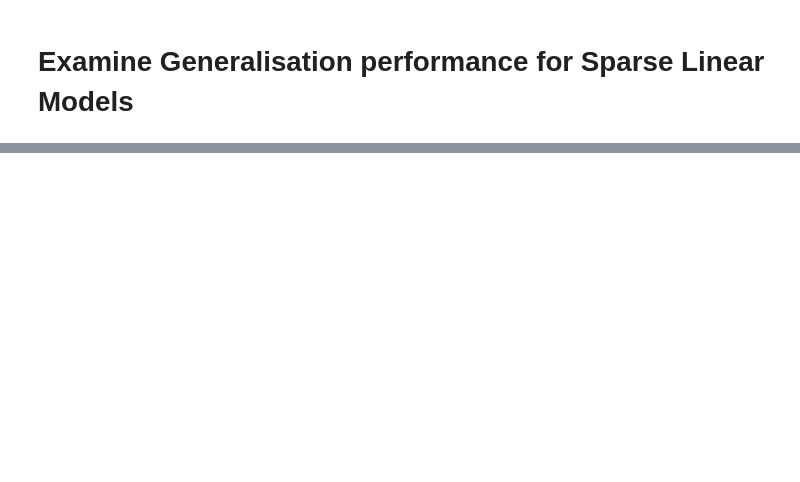
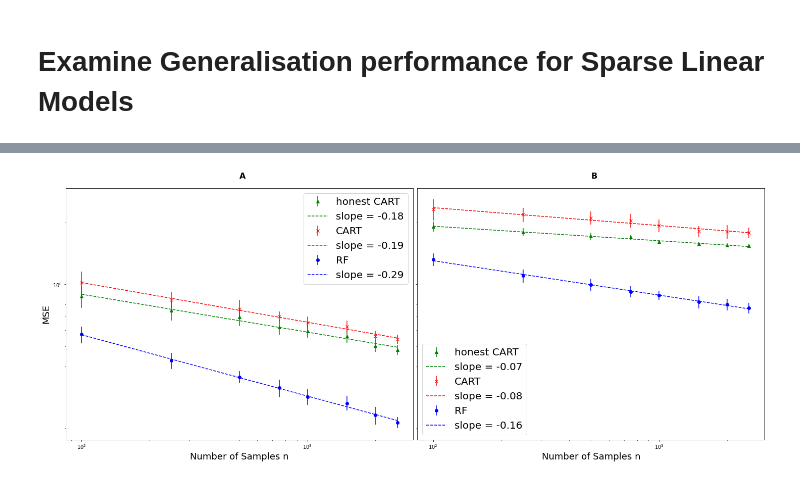
Before and after one commit to aagarwal1996/additive_trees, a Jupyter notebook: Simulations/sum_of_squares.ipynb, the cells around one changed output, grey strips where cells are left out. Cells and saved outputs as stored; diff of their text form; code cells hidden in the pictures; blank space fills up the shorter version.

```diff
--- a/Simulations/sum_of_squares.ipynb
+++ b/Simulations/sum_of_squares.ipynb
@@ -20,4 +21,7 @@ This notebook is used to run the simulation experiments for fitting sparse sum o
 # %% [markdown]
 # Examine Generalisation performance for Sparse Linear Models
+# %%
+def log_list(t):
+    return [log(x,math.e) for x in t]
 # %%
 ## Look at dependence of generalisation with number of training samples
@@ -27 +28,5 @@ def compute_theoretical_lower_bound(n,s,mu_k,qmin,beta,sigma):
+# %%
+def get_best_fit_line(x,y):
+    m, b = np.polyfit(x, y, 1)
+    return [m,b]
 # %%
@@ -144,8 +151,0 @@ linear_lower_bound_fig.savefig('results/n_train_sparse_sum_of_squares_model_part
-# %%
-n = 1500
-n_test = 500
-d = 100
-beta = 1
-sigma = 0.1
-sparsity = [10,15,20,25,30]
-n_avg = 20
@@ -256,0 +152,63 @@ linear_lower_bound_sparsity_fig.savefig('results/sparsity_sparse_sum_of_squares_
+# %%
+for (i,s) in enumerate(sparsity):
+    honest_CART_best_fit.append(get_best_fit_line(log_list(n_train),log_list(honest_CART_scores[i])))
+    CART_best_fit.append(get_best_fit_line(log_list(n_train),log_list(CART_scores[i])))
+    RF_best_fit.append(get_best_fit_line(log_list(n_train),log_list(RF_scores[i])))
+# %%
+sum_squares_fig,sum_squares_axs = plt.subplots(1,2,figsize = (20,8),sharex = True,sharey = True)
+
+
+#Plot Performance for different models
+
+# s = 10
+sum_squares_axs[0].errorbar(n_train,honest_CART_scores[0],yerr = honest_CART_error_bar[0],fmt = '^',label = 'honest CART',color = 'green')
+sum_squares_axs[0].errorbar(n_train,pow(math.e,honest_CART_best_fit[0][0]*np.array(log_list(n_train))+honest_CART_best_fit[0][1]),linestyle = 'dashed',label = 'slope = ' +str(honest_CART_best_fit[0][0])[:5],color = 'green')
+
+sum_squares_axs[0].errorbar(n_train,CART_scores[0],yerr = CART_error_bar[0],fmt = 'x',label = 'CART',color = 'red')
+sum_squares_axs[0].errorbar(n_train,pow(math.e,CART_best_fit[0][0]*np.array(log_list(n_train))+CART_best_fit[0][1]),linestyle = 'dashed',label = 'slope = ' + str(CART_best_fit[0][0])[:5],color = 'red')
+
+
+sum_squares_axs[0].errorbar(n_train,RF_scores[0],yerr = RF_error_bar[0],fmt = 'o',label = 'RF',color = 'blue')
+sum_squares_axs[0].errorbar(n_train,pow(math.e,RF_best_fit[0][0]*np.array(log_list(n_train))+RF_best_fit[0][1]),linestyle = 'dashed',label = 'slope = ' + str(RF_best_fit[0][0])[:5],color = 'blue')
+
+
+
+# s = 20
+sum_squares_axs[1].errorbar(n_train,honest_CART_scores[1],yerr = honest_CART_error_bar[0],fmt = '^',label = 'honest CART',color = 'green')
+sum_squares_axs[1].errorbar(n_train,pow(math.e,honest_CART_best_fit[1][0]*np.array(log_list(n_train))+honest_CART_best_fit[1][1]),linestyle = 'dashed',label = 'slope = ' +str(honest_CART_best_fit[1][0])[:5],color = 'green')
+
+sum_squares_axs[1].errorbar(n_train,CART_scores[1],yerr = CART_error_bar[1],fmt = 'x',label = 'CART',color = 'red')
+sum_squares_axs[1].errorbar(n_train,pow(math.e,CART_best_fit[1][0]*np.array(log_list(n_train))+CART_best_fit[1][1]),linestyle = 'dashed',label = 'slope = ' + str(CART_best_fit[1][0])[:5],color = 'red')
+
+
+sum_squares_axs[1].errorbar(n_train,RF_scores[1],yerr = RF_error_bar[1],fmt = 'o',label = 'RF',color = 'blue')
+sum_squares_axs[1].errorbar(n_train,pow(math.e,RF_best_fit[1][0]*np.array(log_list(n_train))+RF_best_fit[1][1]),linestyle = 'dashed',label = 'slope = ' +str(RF_best_fit[1][0])[:5],color = 'blue')
+
+
+
+sum_squares_axs[0].legend(loc = 'best')
+sum_squares_axs[1].legend(loc = 'best')
+
+sum_squares_axs[0].text(500.0, 3.5, 'A',
+      fontsize=16, fontweight='bold', va='top')
+sum_squares_axs[1].text(500.0, 3.5, 'B',
+      fontsize=16, fontweight='bold', va='top')
+sum_squares_axs[0].set_ylabel('MSE',fontsize = 18)
+#linear_lower_bound_axs[1].set_ylabel('MSE',fontsize = 18)
+
+plt.rcParams['legend.fontsize'] = 20
+
+sum_squares_axs[0].set_xlabel('Number of Samples n',fontsize = 18)
+sum_squares_axs[1].set_xlabel('Number of Samples n',fontsize = 18)
+
+sum_squares_axs[0].set_yscale('log')
+sum_squares_axs[1].set_yscale('log')
+sum_squares_axs[0].set_xscale('log')
+sum_squares_axs[1].set_xscale('log')
+
+
+plt.tight_layout(pad=0.4,w_pad=0.5, h_pad=1.5)
+plt.yscale('log')
+plt.xscale('log')
+# %% [output]
+[figure, added]
```
Also changed, not shown: parts of 17 cells of this notebook, 2 other files.
